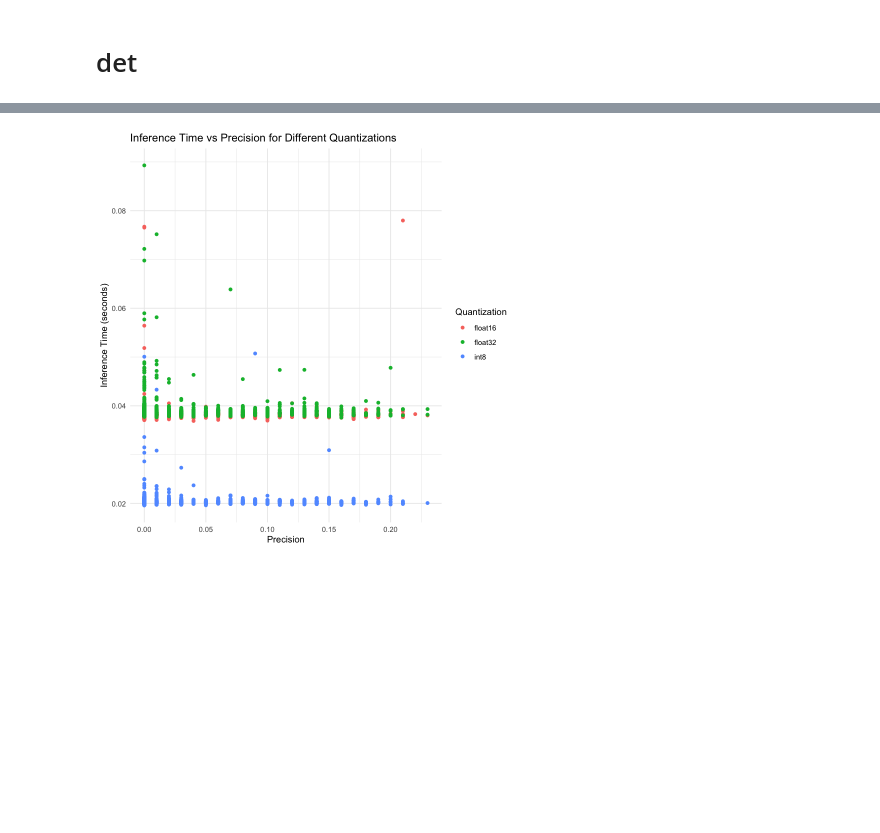
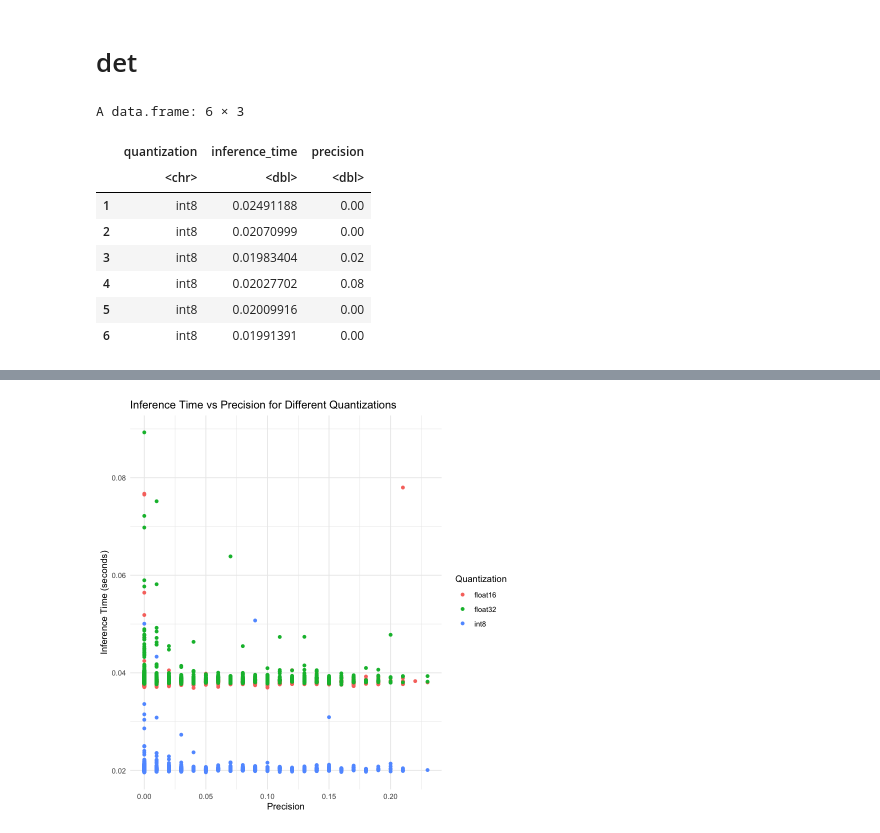
Before and after one commit to sueszli/byte-sized-gains, a Jupyter notebook: src/plot.ipynb, the cells around one changed output, grey strips where cells are left out. Cells and saved outputs as stored; diff of their text form; code cells hidden in the pictures; blank space fills up the shorter version.

```diff
--- a/src/plot.ipynb
+++ b/src/plot.ipynb
@@ -1,2 +1,22 @@
 # %% [markdown]
 # det
+# %%
+for(p in c("ggplot2", "readr", "dplyr", "tidyr")) {
+    if(!requireNamespace(p, quietly = TRUE)) {
+        install.packages(p, repos = "https://cran.rstudio.com")
+    }
+    library(p, character.only = TRUE)
+}
+
+data <- read.csv("../data/det.csv")
+head(data)
+# %% [output]
+A data.frame: 6 × 3
+|  | quantization | inference_time | precision |
+|  | <chr> | <dbl> | <dbl> |
+| 1 | int8 | 0.02491188 | 0.00 |
+| 2 | int8 | 0.02070999 | 0.00 |
+| 3 | int8 | 0.01983404 | 0.02 |
+| 4 | int8 | 0.02027702 | 0.08 |
+| 5 | int8 | 0.02009916 | 0.00 |
+| 6 | int8 | 0.01991391 | 0.00 |
```
Also changed, not shown: parts of 3 cells of this notebook, 4 other files.
